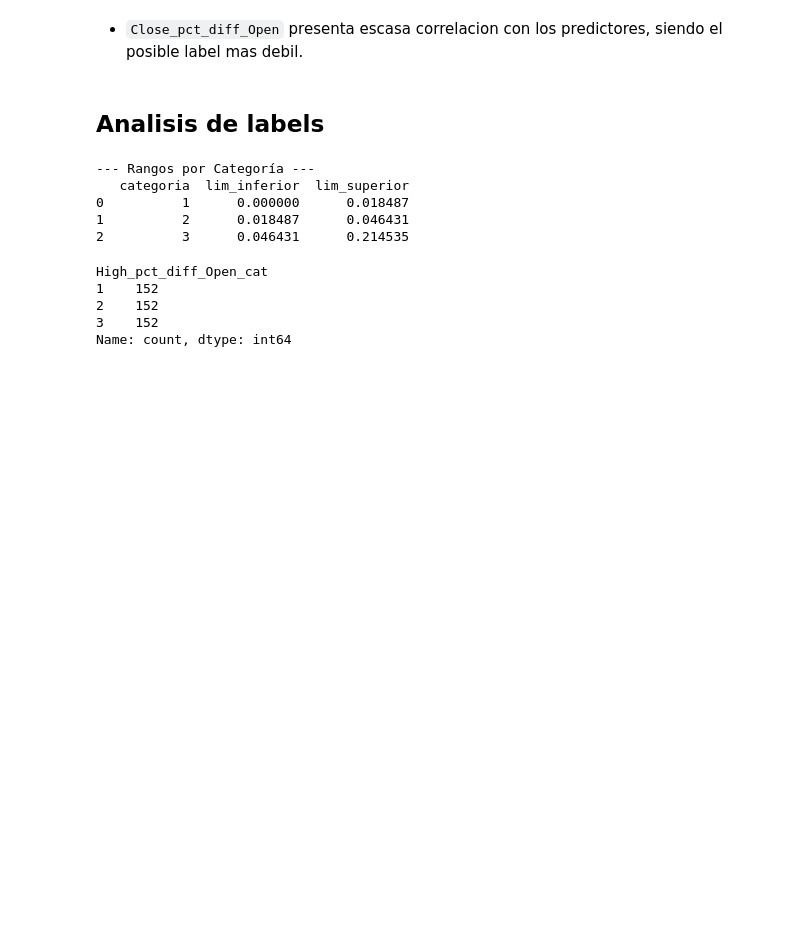
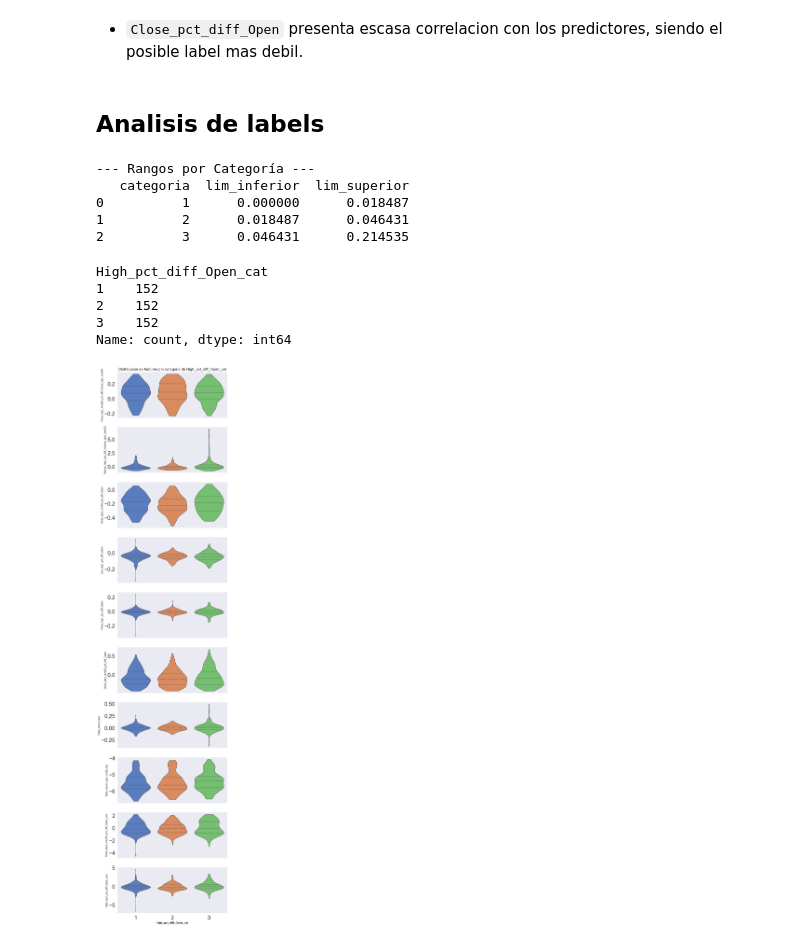
Before and after one commit to sebakremis/ForexMiner, a Jupyter notebook: notebook_EDA.ipynb, the cells around one changed output. Drawn from its saved outputs; the diff is of its cells as text; code cells hidden in the pictures; blank space fills up the shorter version.

Commit message:
incorporar graficos de violines en el notebook EDA

```diff
--- a/notebook_EDA.ipynb
+++ b/notebook_EDA.ipynb
@@ -126,6 +128,9 @@ df_clean, tabla_bins = categorizar_en_cuantiles(
     quitar_original=False
     )
 
+# Se eliminan las posibles labels continuas
+df_clean = df_clean.drop(columns=posibles_labels)
+
 print("\n--- Rangos por Categoría ---")
 print(tabla_bins)
 # %% [output]
@@ -142,3 +147,45 @@ High_pct_diff_Open_cat
 2    152
 3    152
 Name: count, dtype: int64
+# %%
+# Violin plot
+# Identificar las variables numéricas excluyendo la variable objetivo
+target_col = objetivo_cat
+numeric_cols = df_clean.select_dtypes(include=["number"]).columns.tolist()
+
+# Asegurar que la columna objetivo no esté en la lista
+numeric_cols = [col for col in numeric_cols if col != target_col]
+
+# Configurar la figura:
+fig, axes = plt.subplots(
+    nrows=len(numeric_cols),
+    ncols=1,
+    figsize=(8, 3.2 * len(numeric_cols)),
+    sharex=True,
+)
+
+# Iterar y graficar cada variable numérica
+for ax, num_var in zip(axes, numeric_cols):
+    sns.violinplot(
+        data=df_clean,
+        x=target_col,
+        y=num_var,
+        ax=ax,
+        palette="muted",
+        inner="quartile",  # Muestra mediana y cuartiles dentro del violín
+        cut=0,  # Limita el violín al rango real de los datos
+        legend=False,
+        hue=target_col
+    )
+    if ax == axes[0]:
+        ax.set_title(f"Distribución de features por categoria de {target_col}", fontsize=15, loc="center")
+    ax.set_ylabel(num_var, fontsize=10)
+    ax.grid(axis="y", linestyle="--", alpha=0.6)
+
+    # Etiqueta del eje X
+    ax.set_xlabel(target_col, fontsize=11, fontweight="bold")
+
+plt.tight_layout()
+plt.show()
+# %% [output]
+[figure, added]
```
Also changed, not shown: parts of 1 cell of this notebook.
